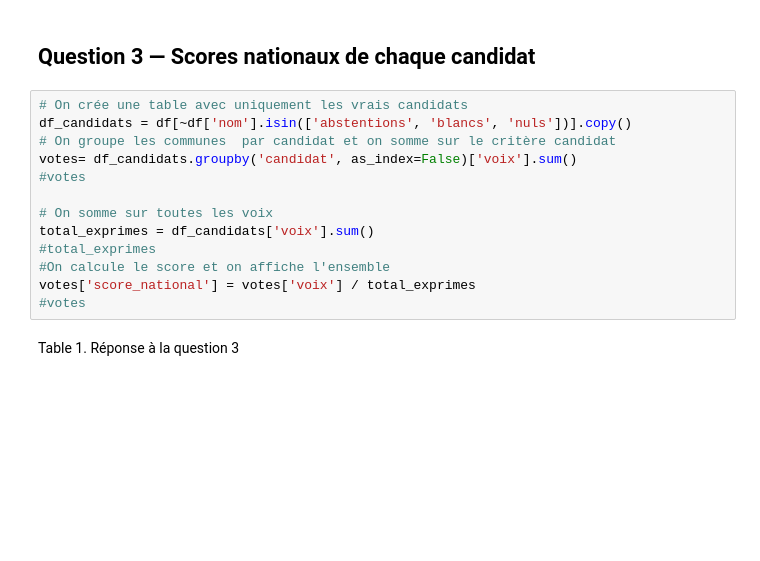
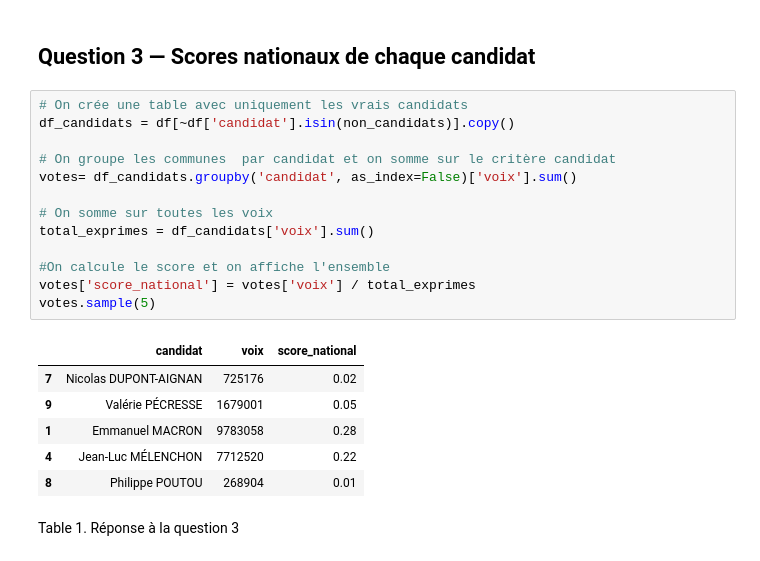
Before and after one commit to TeodoraHub/DM_python, a Jupyter notebook: DM_pythonDMR.ipynb, the cells around one changed output. Saved outputs shown, nothing was run; the diff lists cells and outputs as text; blank space fills up the shorter version.

```diff
--- a/DM_pythonDMR.ipynb
+++ b/DM_pythonDMR.ipynb
@@ -173,17 +173,24 @@ En 2022, il y avait 12 candidats à l'élection présidentielle.
 ## Question 3 — Scores nationaux de chaque candidat
 # %%
 # On crée une table avec uniquement les vrais candidats
-df_candidats = df[~df['nom'].isin(['abstentions', 'blancs', 'nuls'])].copy()
+df_candidats = df[~df['candidat'].isin(non_candidats)].copy()
+
 # On groupe les communes  par candidat et on somme sur le critère candidat
 votes= df_candidats.groupby('candidat', as_index=False)['voix'].sum()
-#votes
 
 # On somme sur toutes les voix
 total_exprimes = df_candidats['voix'].sum()
-#total_exprimes
+
 #On calcule le score et on affiche l'ensemble
 votes['score_national'] = votes['voix'] / total_exprimes
-#votes
+votes.sample(5)
+# %% [output]
+|  | candidat | voix | score_national |
+| 7 | Nicolas DUPONT-AIGNAN | 725176 | 0.02 |
+| 9 | Valérie PÉCRESSE | 1679001 | 0.05 |
+| 1 | Emmanuel MACRON | 9783058 | 0.28 |
+| 4 | Jean-Luc MÉLENCHON | 7712520 | 0.22 |
+| 8 | Philippe POUTOU | 268904 | 0.01 |
 # %% [markdown]
 Table 1. Réponse à la question 3
 # %%
```
Also changed, not shown: parts of 3 cells of this notebook.
